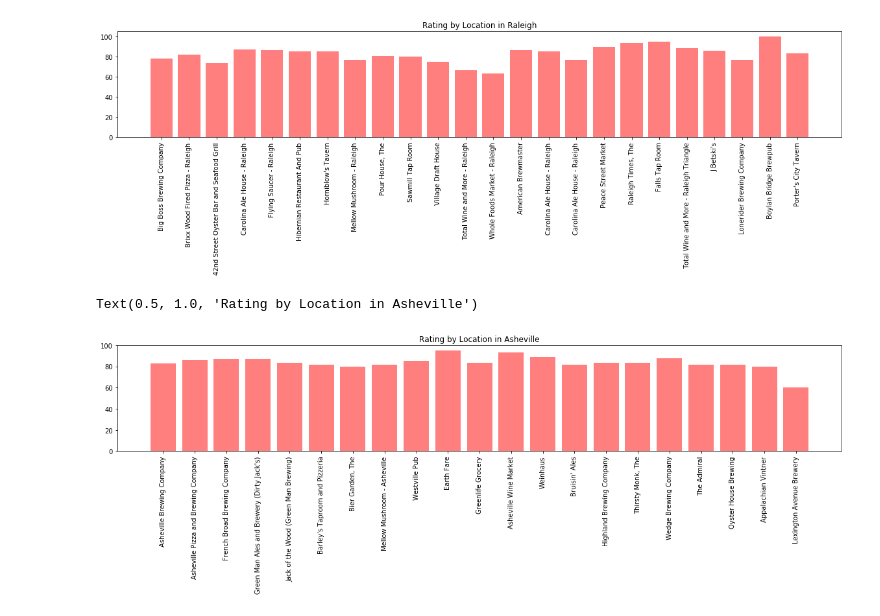
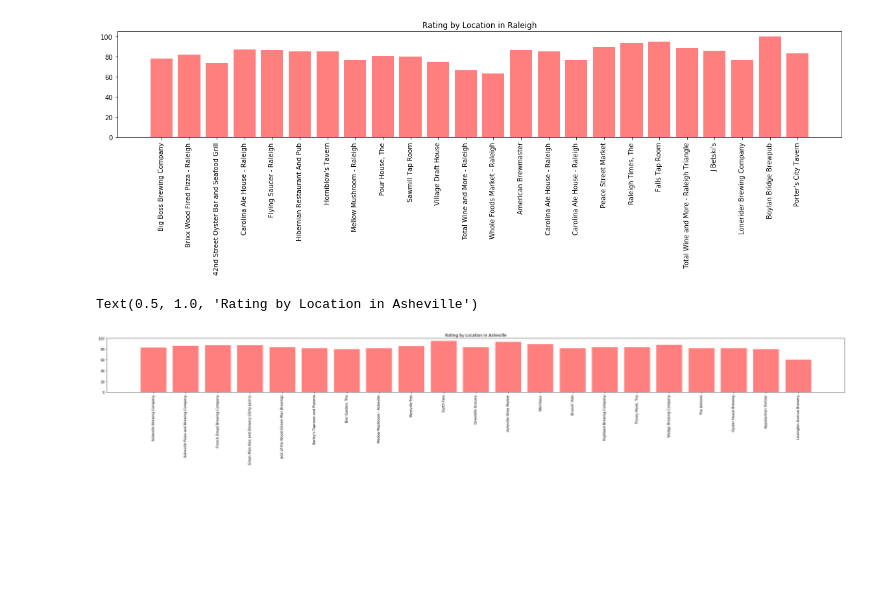
Before and after one commit to adammalynn/Incredible6, a Jupyter notebook: BeerMapping.ipynb, the cells around one changed output. Cells and saved outputs as stored; diff of their text form; code cells hidden in the pictures; blank space fills up the shorter version.

```diff
--- a/BeerMapping.ipynb
+++ b/BeerMapping.ipynb
@@ -203,10 +203,10 @@ Text(0.5, 1.0, 'Rating by Location in Raleigh')
 # %%
 x_axis = np.arange(len(City2OnlyRatedPlaces))
 tick_locations = [value+0.4 for value in x_axis]
-plt.figure(figsize=(20,3))
+plt.figure(figsize=(40,3))
 plt.bar(x_axis, City2OnlyRatedPlaces["Rating"], color='r', alpha=0.5, align="edge")
 plt.xticks(tick_locations, City2_df["Name"], rotation="vertical")
 plt.title("Rating by Location in Asheville")
 # %% [output]
 Text(0.5, 1.0, 'Rating by Location in Asheville')
-[figure, old version]
+[figure, new version]
```
Also changed, not shown: parts of 3 cells of this notebook.
